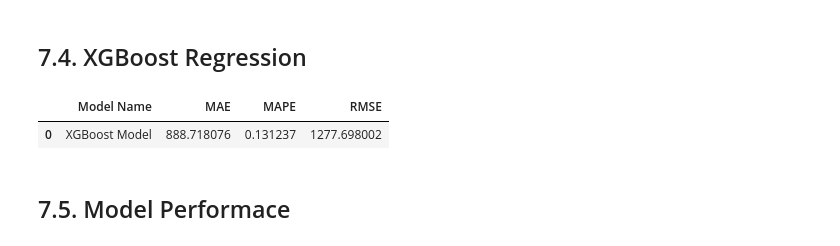
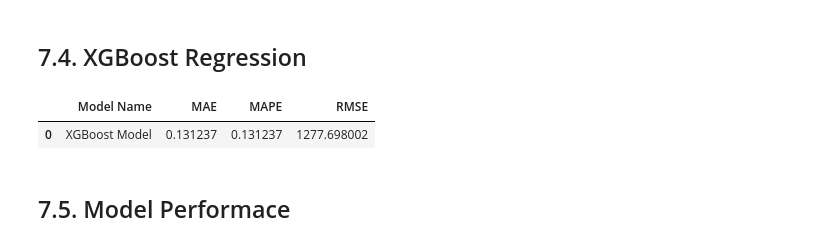
Before and after one commit to xGabrielR/DsEmProd, a Jupyter notebook: notebooks/m03_machine_learning_II.ipynb, the cells around one changed output. Drawn from its saved outputs; the diff is of its cells as text; code cells hidden in the pictures.

```diff
--- a/notebooks/m03_machine_learning_II.ipynb
+++ b/notebooks/m03_machine_learning_II.ipynb
@@ -828,17 +828,17 @@ rf_result
 ## 7.4. XGBoost Regression
 # %%
 # Definition
-xg = XGBRegressor( n_jobs=-1, random_state=42 ).fit( x_train_, y_train )
+#xg = XGBRegressor( n_jobs=-1, random_state=42 ).fit( x_train_, y_train )
 
 # Predict
 yhat_xg = xg.predict( x_test_ )
 
 # Performace
-xg_result = mp.ml_error( 'XGBoost Model', np.expm1( y_test ), np.expm1( yhat_xg ) )
+xg_result = ml_error2( 'XGBoost Model', np.expm1( y_test ), np.expm1( yhat_xg ) )
 xg_result
 # %% [output]
 |  | Model Name | MAE | MAPE | RMSE |
-| 0 | XGBoost Model | 888.718076 | 0.131237 | 1277.698002 |
+| 0 | XGBoost Model | 0.131237 | 0.131237 | 1277.698002 |
 # %% [markdown]
 ## 7.5. Model Performace
 # %%
```
Also changed, not shown: parts of 15 cells of this notebook.
